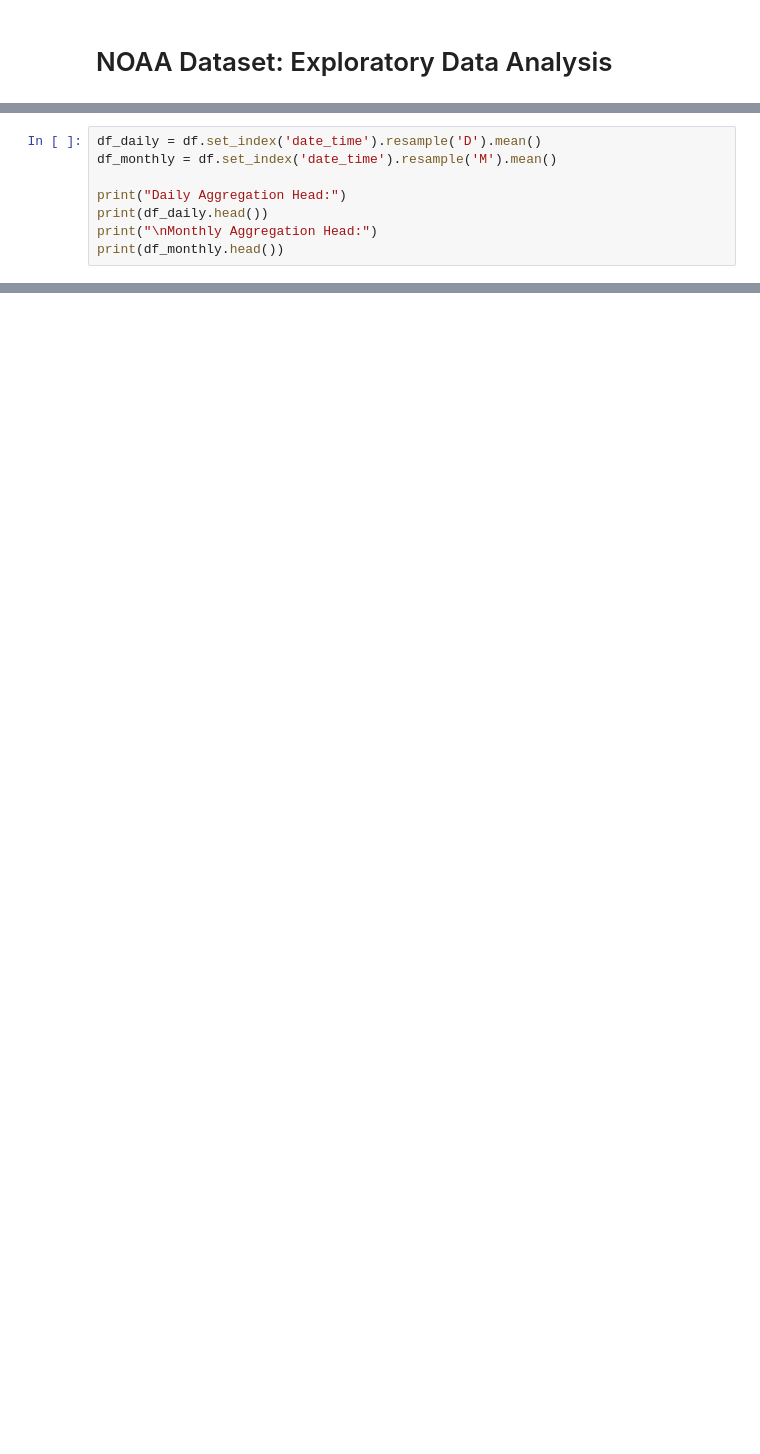
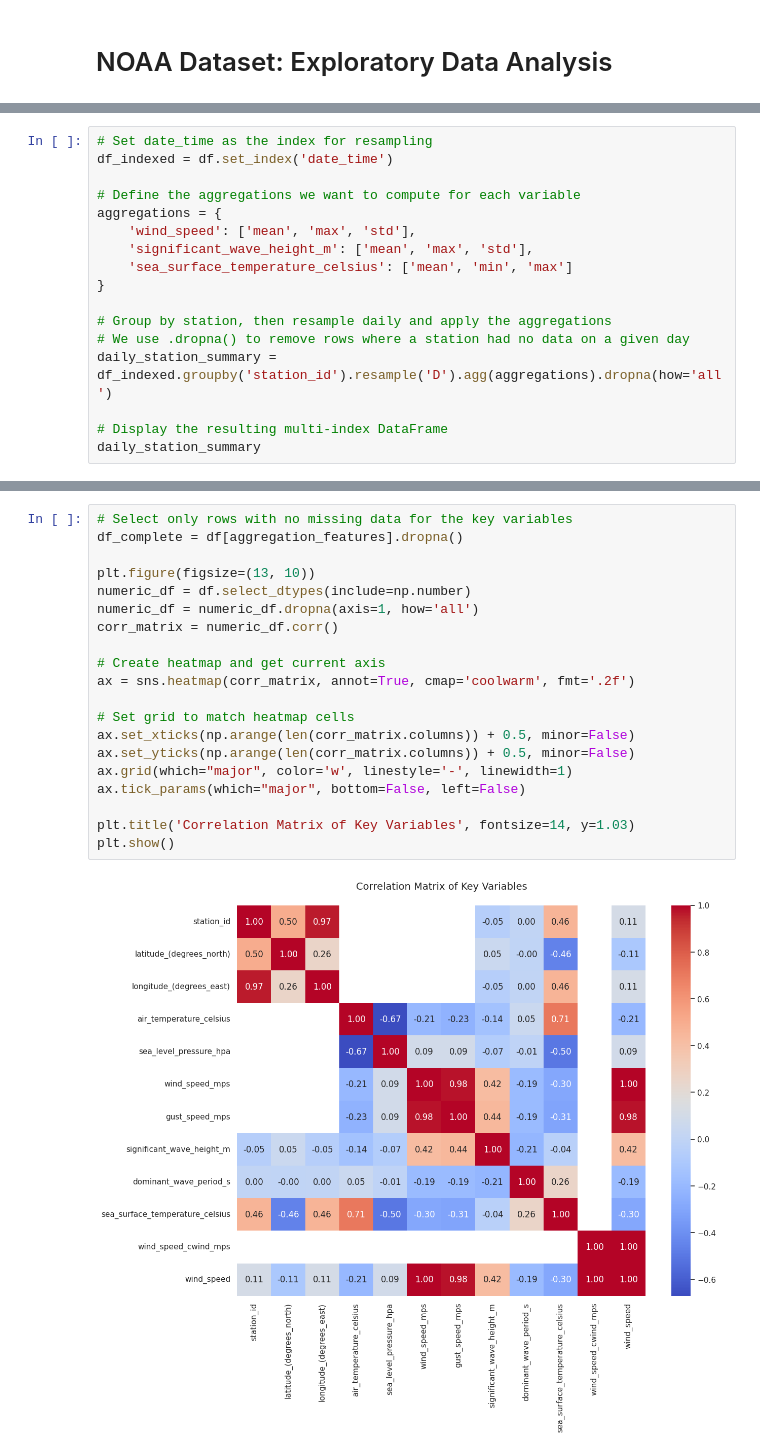
Before and after one commit to shama-llama/noaa-dataset-project, a Jupyter notebook: notebooks/dataset_description.ipynb, the cells around one changed output, grey strips where cells are left out. Saved outputs shown, nothing was run; the diff lists cells and outputs as text; blank space fills up the shorter version.

```diff
--- a/notebooks/dataset_description.ipynb
+++ b/notebooks/dataset_description.ipynb
@@ -82,8 +31,0 @@ Summarizing data by different time granularities to observe broader trends.
-# %%
-df_daily = df.set_index('date_time').resample('D').mean()
-df_monthly = df.set_index('date_time').resample('M').mean()
-
-print("Daily Aggregation Head:")
-print(df_daily.head())
-print("\nMonthly Aggregation Head:")
-print(df_monthly.head())
@@ -168,0 +241,17 @@ plt.show()
+# %%
+# Set date_time as the index for resampling
+df_indexed = df.set_index('date_time')
+
+# Define the aggregations we want to compute for each variable
+aggregations = {
+    'wind_speed': ['mean', 'max', 'std'],
+    'significant_wave_height_m': ['mean', 'max', 'std'],
+    'sea_surface_temperature_celsius': ['mean', 'min', 'max']
+}
+
+# Group by station, then resample daily and apply the aggregations
+# We use .dropna() to remove rows where a station had no data on a given day
+daily_station_summary = df_indexed.groupby('station_id').resample('D').agg(aggregations).dropna(how='all')
+
+# Display the resulting multi-index DataFrame
+daily_station_summary
@@ -168,0 +414,22 @@ plt.show()
+# %%
+# Select only rows with no missing data for the key variables
+df_complete = df[aggregation_features].dropna()
+
+plt.figure(figsize=(13, 10))
+numeric_df = df.select_dtypes(include=np.number)
+numeric_df = numeric_df.dropna(axis=1, how='all')
+corr_matrix = numeric_df.corr()
+
+# Create heatmap and get current axis
+ax = sns.heatmap(corr_matrix, annot=True, cmap='coolwarm', fmt='.2f')
+
+# Set grid to match heatmap cells
+ax.set_xticks(np.arange(len(corr_matrix.columns)) + 0.5, minor=False)
+ax.set_yticks(np.arange(len(corr_matrix.columns)) + 0.5, minor=False)
+ax.grid(which="major", color='w', linestyle='-', linewidth=1)
+ax.tick_params(which="major", bottom=False, left=False)
+
+plt.title('Correlation Matrix of Key Variables', fontsize=14, y=1.03)
+plt.show()
+# %% [output]
+[figure, added]
```
Also changed, not shown: parts of 64 cells of this notebook.
